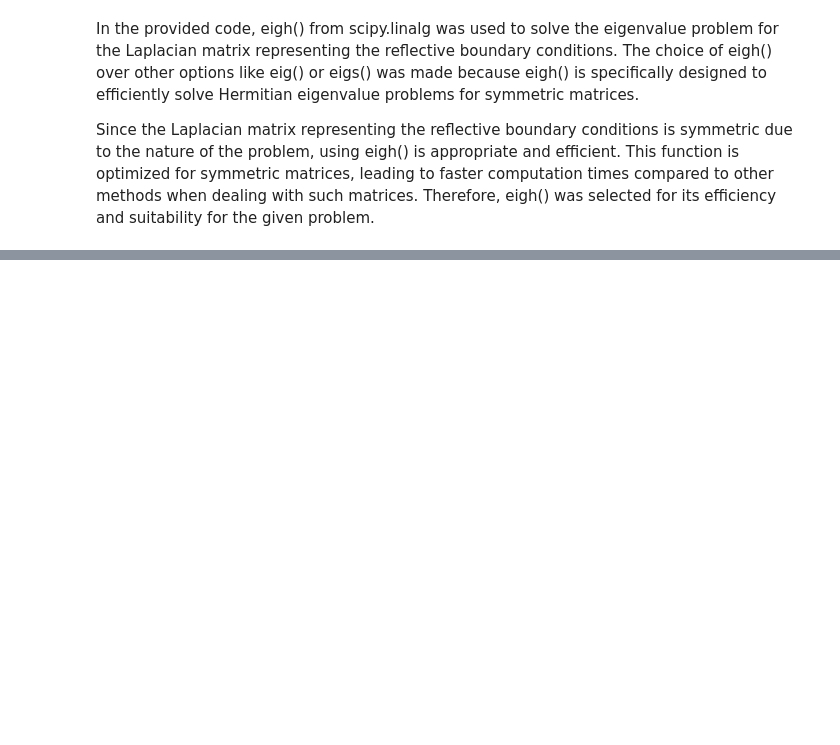
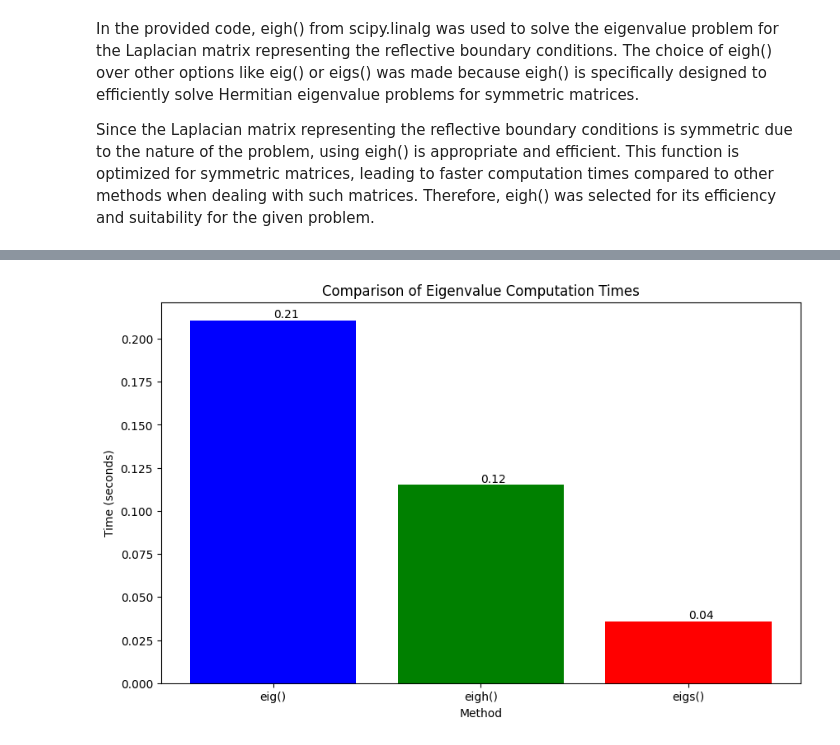
Before and after one commit to koenweverink/ScientificComputing, a Jupyter notebook: Set3.ipynb, the cells around one changed output, grey strips where cells are left out. Saved outputs shown, nothing was run; the diff lists cells and outputs as text; code cells hidden in the pictures; blank space fills up the shorter version.

```diff
--- a/Set3.ipynb
+++ b/Set3.ipynb
@@ -422,0 +242,23 @@ IndexError: list index out of range
+# %%
+# Computation times from your results
+method_names = ['eig()', 'eigh()', 'eigs()']
+times = [eig_time, eigh_time, eigs_time]
+
+# Create a bar chart
+plt.figure(figsize=[10,6])
+bars = plt.bar(method_names, times, color=['blue', 'green', 'red'])
+
+# Add the exact computation time above each bar for clarity
+for bar in bars:
+    yval = bar.get_height()
+    plt.text(bar.get_x() + bar.get_width()/2.0, yval, f'{yval:.2f}', va='bottom')  # Adjust the format as needed
+
+# Set chart title and labels
+plt.title('Comparison of Eigenvalue Computation Times')
+plt.ylabel('Time (seconds)')
+plt.xlabel('Method')
+
+# Show the plot
+plt.show()
+# %% [output]
+[figure, added]
```
Also changed, not shown: parts of 20 cells of this notebook, 1 other file.
